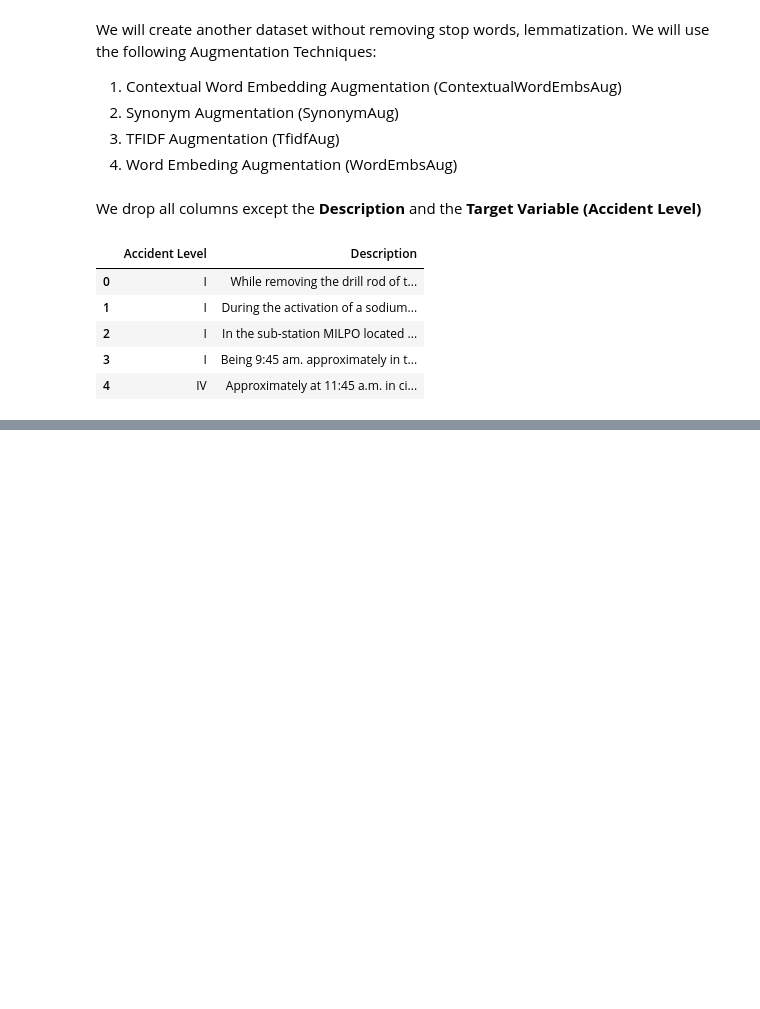
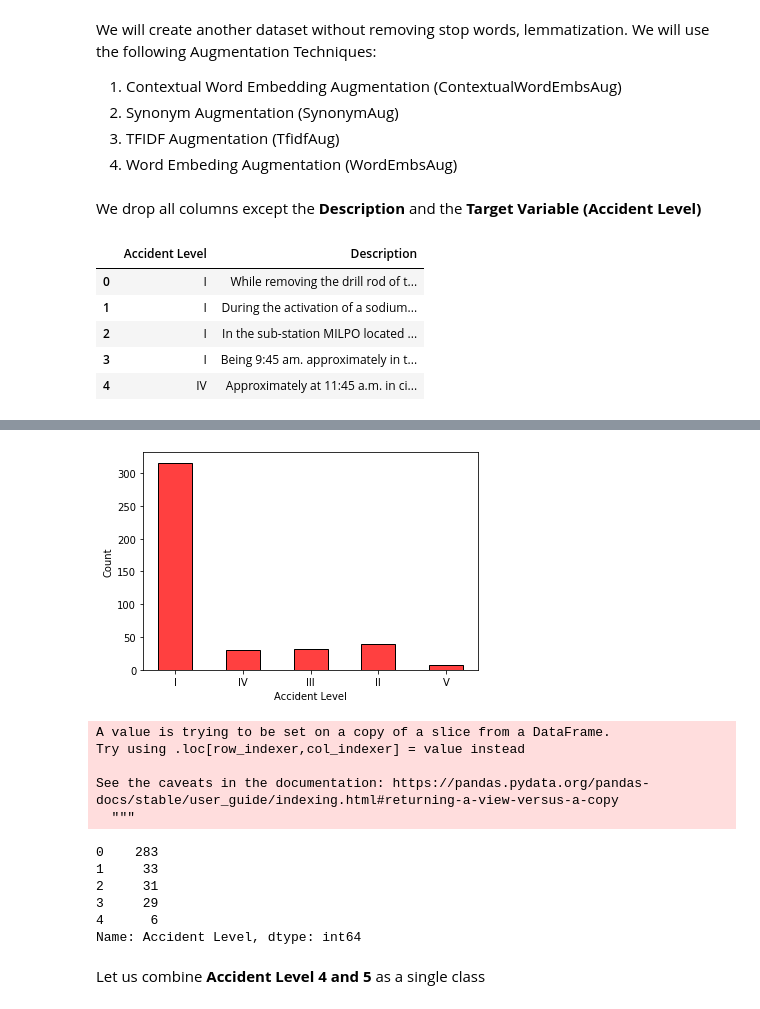
Before and after one commit to siiddd/Risk-Analysis-Chatbot, a Jupyter notebook: Chatbot.ipynb, the cells around one changed output, grey strips where cells are left out. Drawn from its saved outputs; the diff is of its cells as text; code cells hidden in the pictures; blank space fills up the shorter version.

```diff
--- a/Chatbot.ipynb
+++ b/Chatbot.ipynb
@@ -501,5 +508,9 @@ We drop all columns except the **Description** and the **Target Variable (Accide
+# %%
+# Import Dataset
+
+dataset = pd.read_csv(r'https://raw.githubusercontent.com/siiddd/Risk-Analysis-Chatbot/main/dataset.csv')
 # %%
-dataset_final = dataset.iloc[:, [4, -1]]
+dataset_final = dataset.iloc[:, [5, -1]]
 dataset_final.head(5)
 # %% [output]
 |  | Accident Level | Description |
@@ -509,5 +520,6 @@ dataset_final.head(5)
 | 3 | I | Being 9:45 am. approximately in t... |
 | 4 | IV | Approximately at 11:45 a.m. in ci... |
 # %%
-from bokeh.lotting import figure, show
+import seaborn as sns
+sns.histplot(x = dataset_final['Accident Level'], color = 'red', shrink = 0.50)
 # %% [output]
@@ -525,0 +527,13 @@ Requirement already satisfied: six>=1.5 in /usr/local/lib/python3.7/dist-package
+[figure, added]
+# %%
+from sklearn import preprocessing
+
+label_encoder = preprocessing.LabelEncoder()
+
+dataset_final['Accident Level'] = label_encoder.fit_transform(dataset_final['Accident Level'])
+# %% [output]
+A value is trying to be set on a copy of a slice from a DataFrame.
+Try using .loc[row_indexer,col_indexer] = value instead
+
+See the caveats in the documentation: https://pandas.pydata.org/pandas-docs/stable/user_guide/indexing.html#returning-a-view-versus-a-copy
+  """
@@ -525,0 +550,11 @@ Requirement already satisfied: six>=1.5 in /usr/local/lib/python3.7/dist-package
+# %%
+y_train['Accident Level'].value_counts()
+# %% [output]
+0    283
+1     33
+2     31
+3     29
+4      6
+Name: Accident Level, dtype: int64
+# %% [markdown]
+Let us combine **Accident Level 4 and 5** as a single class
```
Also changed, not shown: parts of 13 cells of this notebook.
